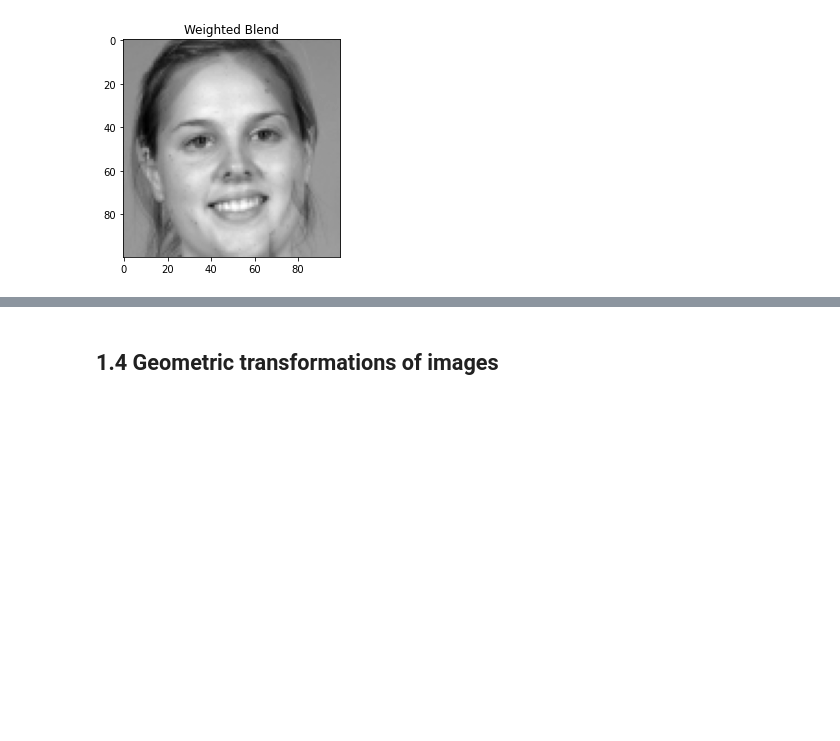
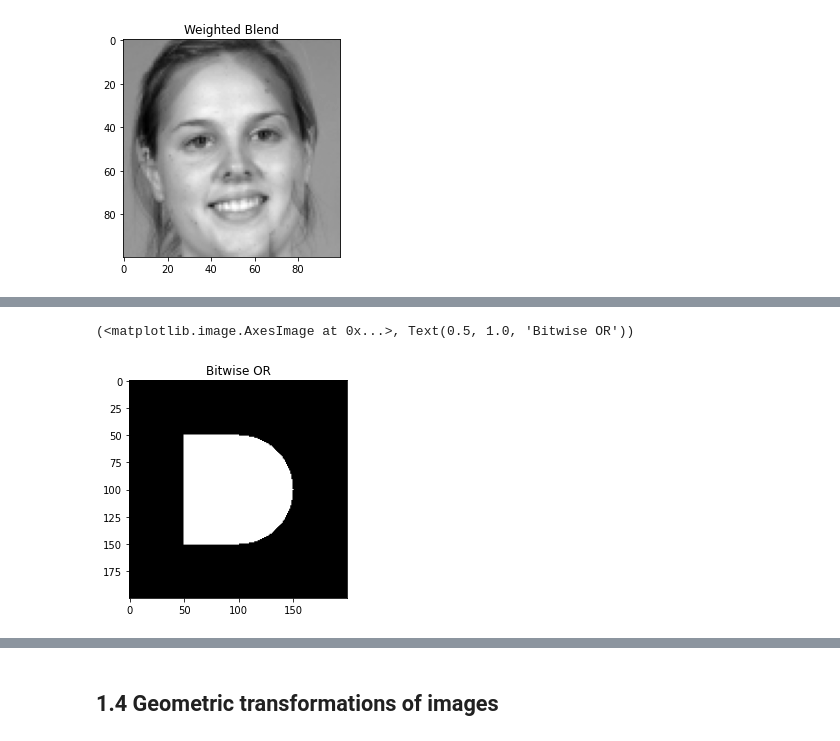
Before and after one commit to team-vmetsis/block8, a Jupyter notebook: 01-elementary_image_operations.ipynb, the cells around one changed output, grey strips where cells are left out. Drawn from its saved outputs; the diff is of its cells as text; code cells hidden in the pictures; blank space fills up the shorter version.

```diff
--- a/01-elementary_image_operations.ipynb
+++ b/01-elementary_image_operations.ipynb
@@ -200,0 +248,9 @@ plt.imshow(weighted_blend, cmap='gray'),plt.title('Weighted Blend')
+# %%
+# Bitwise OR the circle and the square
+bitwise_or = cv.bitwise_or(circle, rectangle)
+
+# Display the bitwise OR
+plt.imshow(bitwise_or, cmap='gray'),plt.title('Bitwise OR')
+# %% [output]
+(<matplotlib.image.AxesImage at 0x...>, Text(0.5, 1.0, 'Bitwise OR'))
+[figure, added]
```
Also changed, not shown: parts of 8 cells of this notebook, 5 other files.
